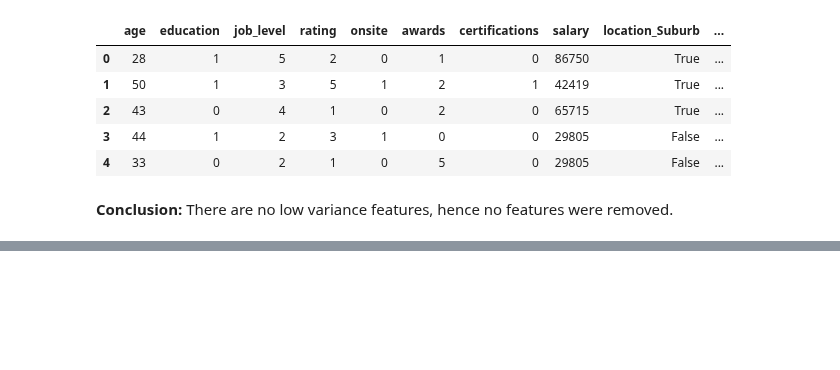
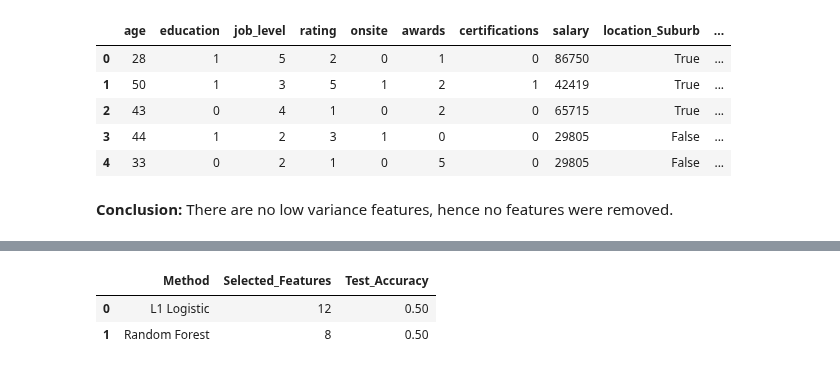
Before and after one commit to JustLazy-Forever/Predicting-Job-Satisfaction, a Jupyter notebook: Job Satisfaction_Data_Wrangling.ipynb, the cells around one changed output, grey strips where cells are left out. Drawn from its saved outputs; the diff is of its cells as text; code cells hidden in the pictures; blank space fills up the shorter version.

```diff
--- a/Job Satisfaction_Data_Wrangling.ipynb
+++ b/Job Satisfaction_Data_Wrangling.ipynb
@@ -1070,0 +1090,81 @@ No low-variance columns found at this threshold.
+# %%
+from sklearn.model_selection import train_test_split
+from sklearn.feature_selection import SelectFromModel
+from sklearn.linear_model import LogisticRegression
+from sklearn.ensemble import RandomForestClassifier
+from sklearn.metrics import classification_report, accuracy_score
+
+# Use the encoded dataframe already created in this notebook
+if 'df_encoded' in globals():
+    model_df = df_encoded.copy()
+else:
+    model_df = pd.read_csv('encoded-dataset.csv')
+
+# Target and features
+target_col = 'satisfied'
+X = model_df.drop(columns=[target_col])
+y = model_df[target_col]
+
+# Train/test split
+X_train, X_test, y_train, y_test = train_test_split(
+    X, y, test_size=0.2, random_state=42, stratify=y
+)
+
+# ---------- Embedded Method 1: L1 Logistic Regression ----------
+l1_selector = SelectFromModel(
+    LogisticRegression(
+        penalty='l1',
+        solver='liblinear',
+        C=0.5,
+        max_iter=2000,
+        random_state=42
+    )
+)
+
+l1_selector.fit(X_train, y_train)
+X_train_l1 = l1_selector.transform(X_train)
+X_test_l1 = l1_selector.transform(X_test)
+
+l1_clf = LogisticRegression(max_iter=2000, random_state=42)
+l1_clf.fit(X_train_l1, y_train)
+l1_pred = l1_clf.predict(X_test_l1)
+
+l1_selected_features = X_train.columns[l1_selector.get_support()].tolist()
+
+print('=== Embedded: L1 Logistic Selection ===')
+print('Selected feature count:', len(l1_selected_features))
+print('Selected features:', l1_selected_features)
+print('Accuracy:', round(accuracy_score(y_test, l1_pred), 4))
+print(classification_report(y_test, l1_pred))
+
+# ---------- Embedded Method 2: Random Forest Importance ----------
+rf_selector = SelectFromModel(
+    RandomForestClassifier(n_estimators=300, random_state=42, n_jobs=-1),
+    threshold='median'
+)
+
+rf_selector.fit(X_train, y_train)
+X_train_rf = rf_selector.transform(X_train)
+X_test_rf = rf_selector.transform(X_test)
+
+rf_clf = RandomForestClassifier(n_estimators=300, random_state=42, n_jobs=-1)
+rf_clf.fit(X_train_rf, y_train)
+rf_pred = rf_clf.predict(X_test_rf)
+
+rf_selected_features = X_train.columns[rf_selector.get_support()].tolist()
+
+print('\n=== Embedded: Random Forest Selection ===')
+print('Selected feature count:', len(rf_selected_features))
+print('Selected features:', rf_selected_features)
+print('Accuracy:', round(accuracy_score(y_test, rf_pred), 4))
+print(classification_report(y_test, rf_pred))
+
+# Comparison summary
+comparison_df = pd.DataFrame({
+    'Method': ['L1 Logistic', 'Random Forest'],
+    'Selected_Features': [len(l1_selected_features), len(rf_selected_features)],
+    'Test_Accuracy': [accuracy_score(y_test, l1_pred), accuracy_score(y_test, rf_pred)]
+})
+
+comparison_df.sort_values('Test_Accuracy', ascending=False).reset_index(drop=True)
+# %% [output]
@@ -1070,0 +1188,3 @@ No low-variance columns found at this threshold.
+|  | Method | Selected_Features | Test_Accuracy |
+| 0 | L1 Logistic | 12 | 0.50 |
+| 1 | Random Forest | 8 | 0.50 |
```
Also changed, not shown: parts of 7 cells of this notebook.
